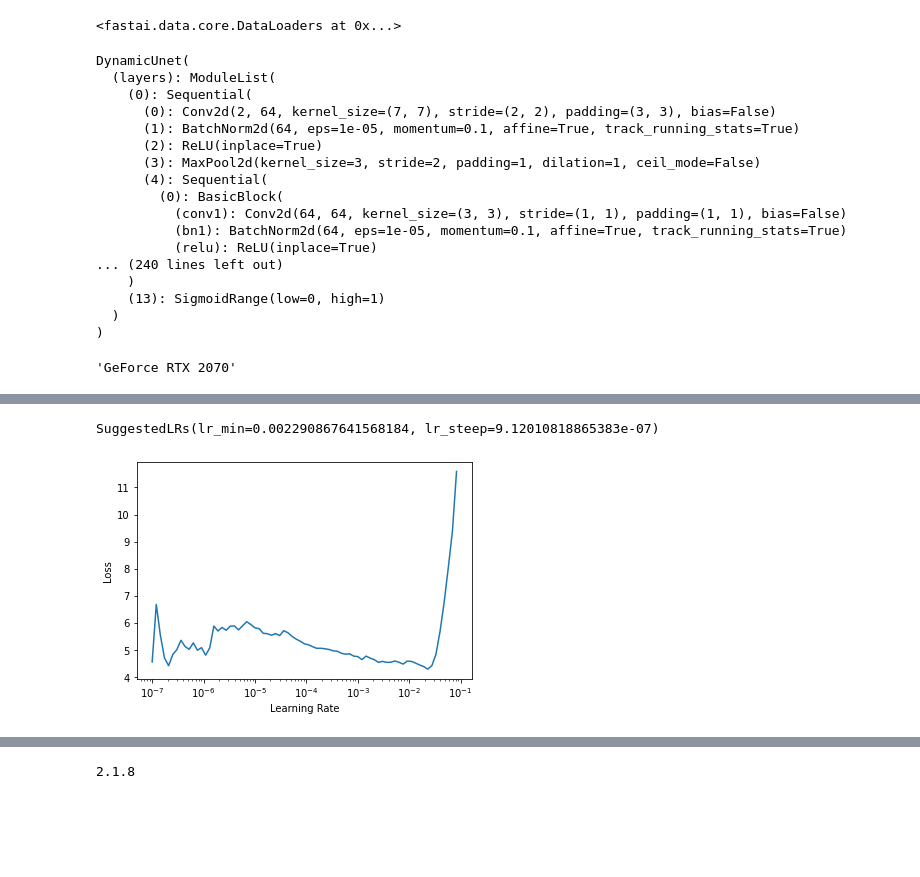
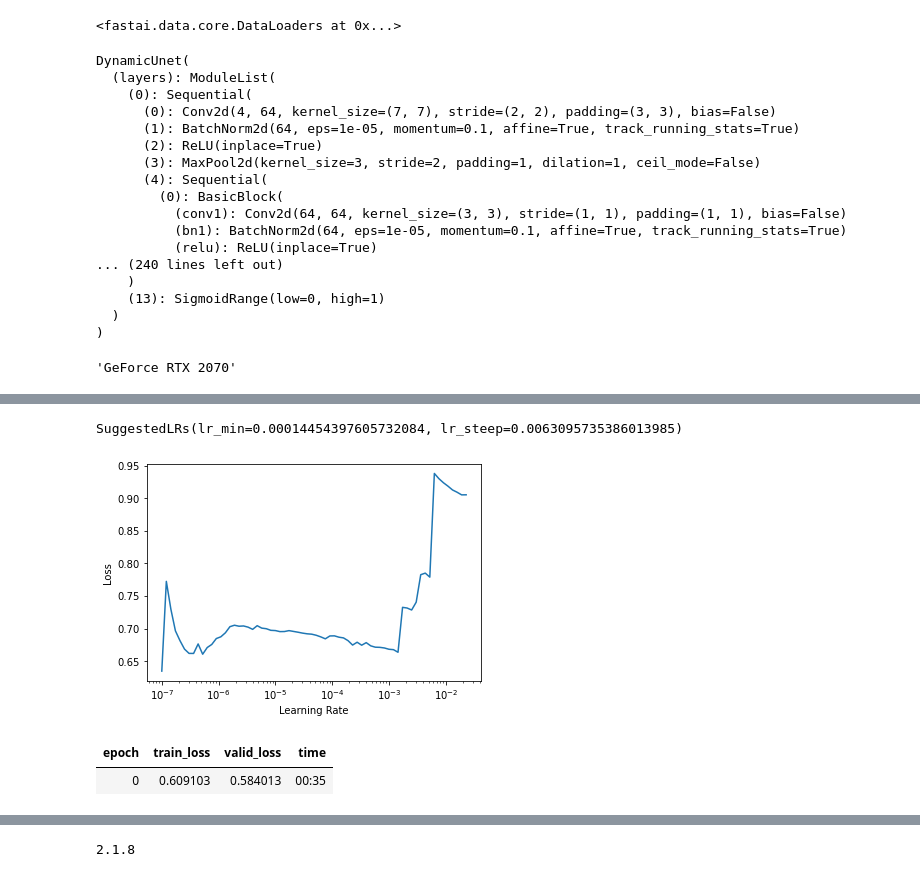
Before and after one commit to jrgreen7/PIPE, a Jupyter notebook: Deep-PIPE-Sites/unet_training.ipynb, the cells around one changed output, grey strips where cells are left out. Drawn from its saved outputs; the diff is of its cells as text; code cells hidden in the pictures; blank space fills up the shorter version.

Commit message:
Naive normalization of data implemented while preprocessing, saved dicts for bounding box labels, trained unet model on new normalized and PIPEd data

```diff
--- a/Deep-PIPE-Sites/unet_training.ipynb
+++ b/Deep-PIPE-Sites/unet_training.ipynb
@@ -31,8 +31,8 @@ class DataLoaderSegmentation(torch.utils.data.Dataset):
     def __len__(self):
         return len(self.img_files)
 # %%
-ds_train = DataLoaderSegmentation(os.path.join('data', 'yeast_processed', 'train'))
-ds_test = DataLoaderSegmentation(os.path.join('data', 'yeast_processed', 'test'))
+ds_train = DataLoaderSegmentation(os.path.join('data', 'yeast_processed_norm', 'train'))
+ds_test = DataLoaderSegmentation(os.path.join('data', 'yeast_processed_norm', 'test'))
 # %%
 ds_train.__len__(), ds_test.__len__()
 # %% [output]
@@ -81,7 +81,7 @@ def acc_camvid(input, target):
     mask = target != void_code
     return (input.argmax(dim=1)[mask]==target[mask]).float().mean()
 # %%
-learn = unet_learner(dls, models.resnet34, loss_func=BCELossFlat(axis=1), n_in=2, n_out=1, wd=1e-2, y_range=(0,1))
+learn = unet_learner(dls, models.resnet34, loss_func=BCELossFlat(axis=1), n_in=4, n_out=1, wd=1e-2, y_range=(0,1))
 # %%
 torch.cuda.set_device(0)
 torch.cuda.get_device_name(0)
@@ -92,7 +92,7 @@ learn.model.cuda()
 DynamicUnet(
   (layers): ModuleList(
     (0): Sequential(
-      (0): Conv2d(2, 64, kernel_size=(7, 7), stride=(2, 2), padding=(3, 3), bias=False)
+      (0): Conv2d(4, 64, kernel_size=(7, 7), stride=(2, 2), padding=(3, 3), bias=False)
       (1): BatchNorm2d(64, eps=1e-05, momentum=0.1, affine=True, track_running_stats=True)
       (2): ReLU(inplace=True)
       (3): MaxPool2d(kernel_size=3, stride=2, padding=1, dilation=1, ceil_mode=False)
@@ -111,10 +111,15 @@ torch.cuda.get_device_name(0)
 # %% [output]
 'GeForce RTX 2070'
 # %%
-learn.unfreeze()
+learn.freeze()
 learn.lr_find()
 # learn.recorder.plot()
 # %% [output]
 [interactive output not drawn]
-SuggestedLRs(lr_min=0.002290867641568184, lr_steep=9.12010818865383e-07)
+SuggestedLRs(lr_min=0.00014454397605732084, lr_steep=0.0063095735386013985)
-[figure, old version]
+[figure, new version]
+# %%
+learn.fit_one_cycle(1, slice(5e-4), pct_start=0.9)
+# %% [output]
+| epoch | train_loss | valid_loss | time |
+| 0 | 0.609103 | 0.584013 | 00:35 |
```
Also changed, not shown: parts of 6 cells of this notebook, 1 other file.
